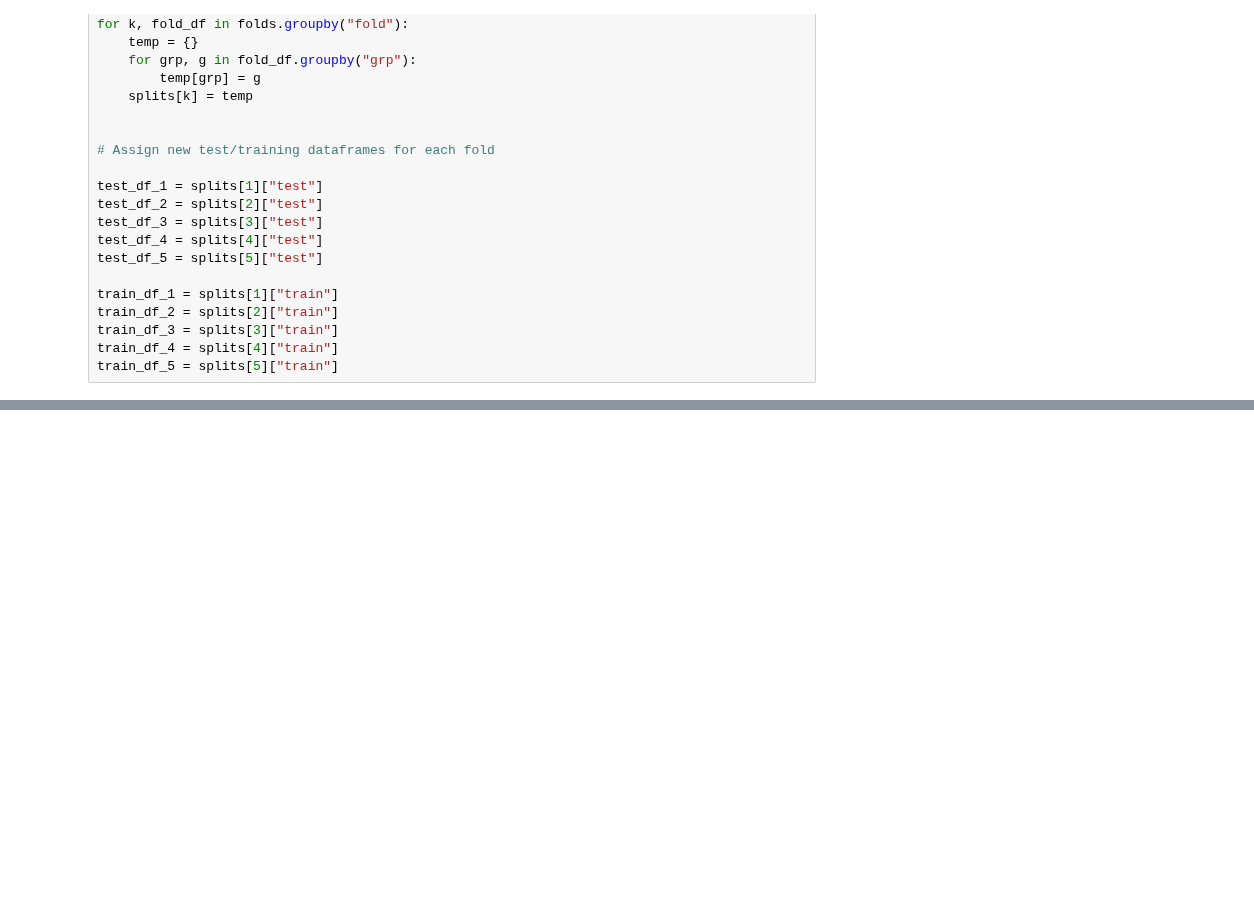
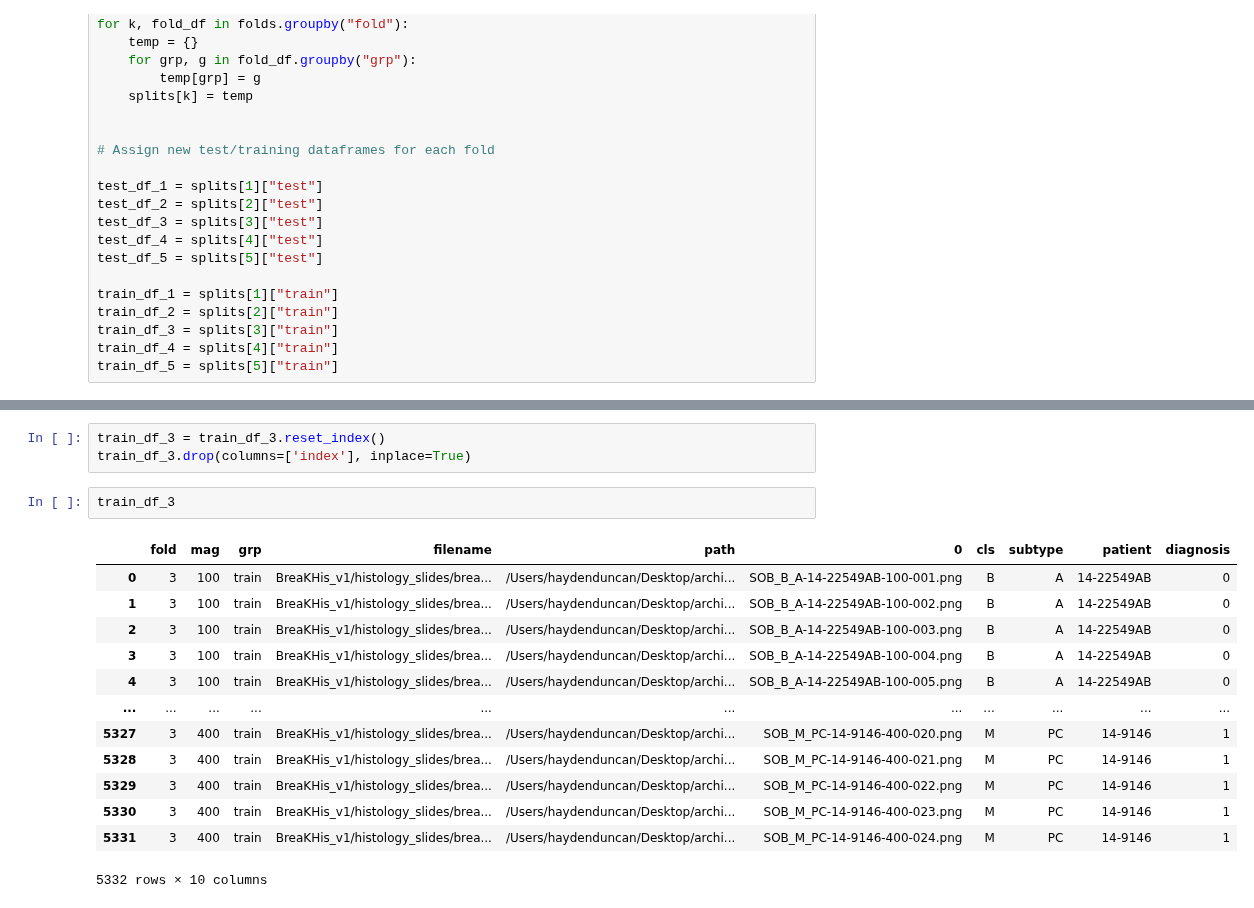
Before and after one commit to gusrutl/BMME575, a Jupyter notebook: notebooks/preprocessing.ipynb, the cells around one changed output, grey strips where cells are left out. Drawn from its saved outputs; the diff is of its cells as text; blank space fills up the shorter version.

```diff
--- a/notebooks/preprocessing.ipynb
+++ b/notebooks/preprocessing.ipynb
@@ -86,0 +57,19 @@ train_df_1
+# %%
+train_df_3 = train_df_3.reset_index()
+train_df_3.drop(columns=['index'], inplace=True)
+# %%
+train_df_3
+# %% [output]
+|  | fold | mag | grp | filename | path | 0 | cls | subtype | patient | diagnosis |
+| 0 | 3 | 100 | train | BreaKHis_v1/histology_slides/brea... | /Users/haydenduncan/Desktop/archi... | SOB_B_A-14-22549AB-100-001.png | B | A | 14-22549AB | 0 |
+| 1 | 3 | 100 | train | BreaKHis_v1/histology_slides/brea... | /Users/haydenduncan/Desktop/archi... | SOB_B_A-14-22549AB-100-002.png | B | A | 14-22549AB | 0 |
+| 2 | 3 | 100 | train | BreaKHis_v1/histology_slides/brea... | /Users/haydenduncan/Desktop/archi... | SOB_B_A-14-22549AB-100-003.png | B | A | 14-22549AB | 0 |
+| 3 | 3 | 100 | train | BreaKHis_v1/histology_slides/brea... | /Users/haydenduncan/Desktop/archi... | SOB_B_A-14-22549AB-100-004.png | B | A | 14-22549AB | 0 |
+| 4 | 3 | 100 | train | BreaKHis_v1/histology_slides/brea... | /Users/haydenduncan/Desktop/archi... | SOB_B_A-14-22549AB-100-005.png | B | A | 14-22549AB | 0 |
+| ... | ... | ... | ... | ... | ... | ... | ... | ... | ... | ... |
+| 5327 | 3 | 400 | train | BreaKHis_v1/histology_slides/brea... | /Users/haydenduncan/Desktop/archi... | SOB_M_PC-14-9146-400-020.png | M | PC | 14-9146 | 1 |
+| 5328 | 3 | 400 | train | BreaKHis_v1/histology_slides/brea... | /Users/haydenduncan/Desktop/archi... | SOB_M_PC-14-9146-400-021.png | M | PC | 14-9146 | 1 |
+| 5329 | 3 | 400 | train | BreaKHis_v1/histology_slides/brea... | /Users/haydenduncan/Desktop/archi... | SOB_M_PC-14-9146-400-022.png | M | PC | 14-9146 | 1 |
+| 5330 | 3 | 400 | train | BreaKHis_v1/histology_slides/brea... | /Users/haydenduncan/Desktop/archi... | SOB_M_PC-14-9146-400-023.png | M | PC | 14-9146 | 1 |
+| 5331 | 3 | 400 | train | BreaKHis_v1/histology_slides/brea... | /Users/haydenduncan/Desktop/archi... | SOB_M_PC-14-9146-400-024.png | M | PC | 14-9146 | 1 |
+5332 rows × 10 columns
```
Also changed, not shown: parts of 4 cells of this notebook, 1 other file.
